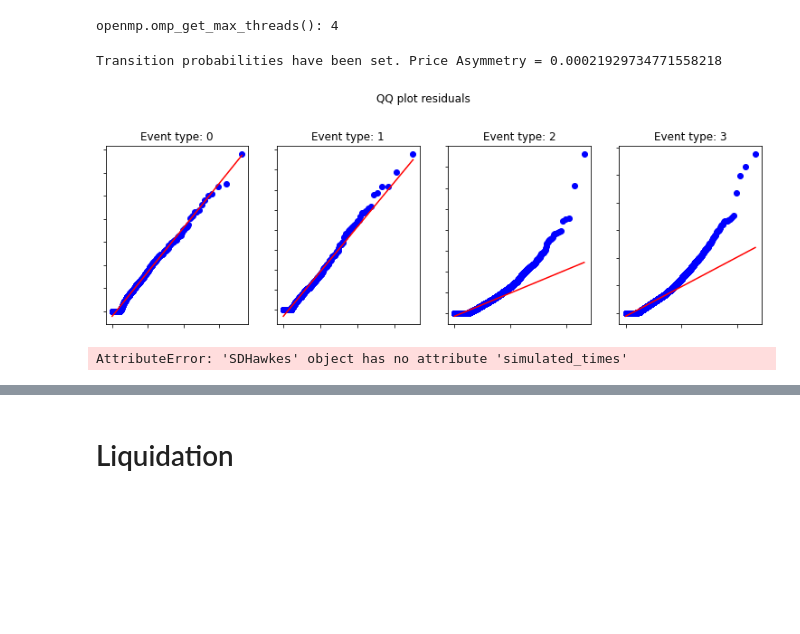
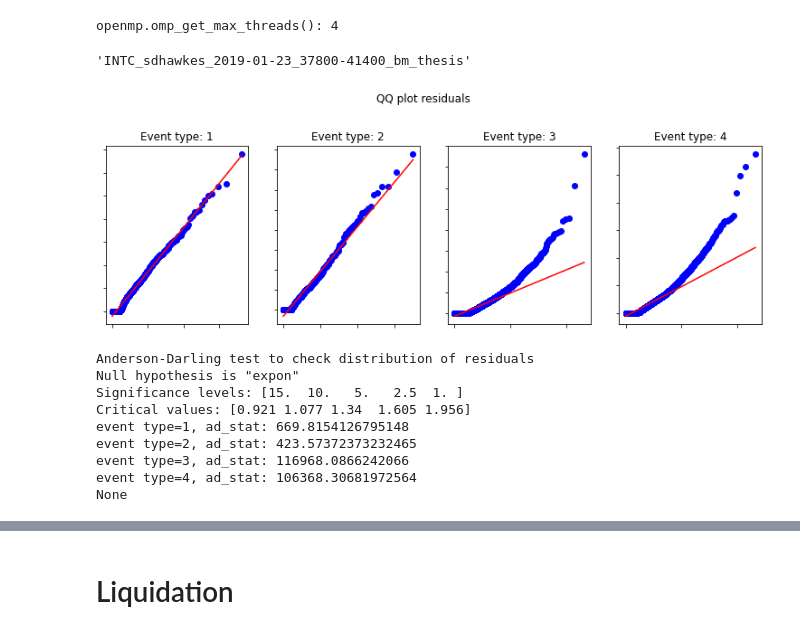
Before and after one commit to claudio-ICL/pipest, a Jupyter notebook: pipest/impact/bacrymuzy/bm_profile.ipynb, the cells around one changed output, grey strips where cells are left out. Saved outputs shown, nothing was run; the diff lists cells and outputs as text; code cells hidden in the pictures; blank space fills up the shorter version.

```diff
--- a/pipest/impact/bacrymuzy/bm_profile.ipynb
+++ b/pipest/impact/bacrymuzy/bm_profile.ipynb
@@ -48,9 +48 @@ with open(path_impact+"/models/{}/{}_{}_{}/{}_sdhawkes_{}_{}"
     model=pickle.load(source)
-# %%
-model.set_transition_probabilities(model.transition_probabilities)
-# %% [output]
-Transition probabilities have been set. Price Asymmetry = 0.00021929734771558218
-# %%
-model.goodness_of_fit.qq_plot_residuals()
-# %% [output]
-[figure, removed]
@@ -59,6 +49,4 @@ model.goodness_of_fit.qq_plot_residuals()
-# %%
-model.plot_events_and_states(t_0=28.5,t_1=45.0)
-# %% [output]
-AttributeError: 'SDHawkes' object has no attribute 'simulated_times'
 # %%
-model.plot_events_and_states()
+model.name_of_model
+# %% [output]
+'INTC_sdhawkes_2019-01-23_37800-41400_bm_thesis'
@@ -66,0 +53,15 @@ model.plot_intensities()
+# %%
+model.goodness_of_fit.qq_plot_residuals(index_of_first_event_type=1,
+                                        save_fig=False, path="./",)
+print(model.goodness_of_fit.ad_test_on_residuals(index_of_first_event_type=1))
+# %% [output]
+[figure, added]
+Anderson-Darling test to check distribution of residuals
+Null hypothesis is "expon"
+Significance levels: [15.  10.   5.   2.5  1. ]
+Critical values: [0.921 1.077 1.34  1.605 1.956]
+event type=1, ad_stat: 669.8154126795148
+event type=2, ad_stat: 423.57372373232465
+event type=3, ad_stat: 116968.0866242066
+event type=4, ad_stat: 106368.30681972564
+None
```
Also changed, not shown: parts of 8 cells of this notebook, 7 other files.
